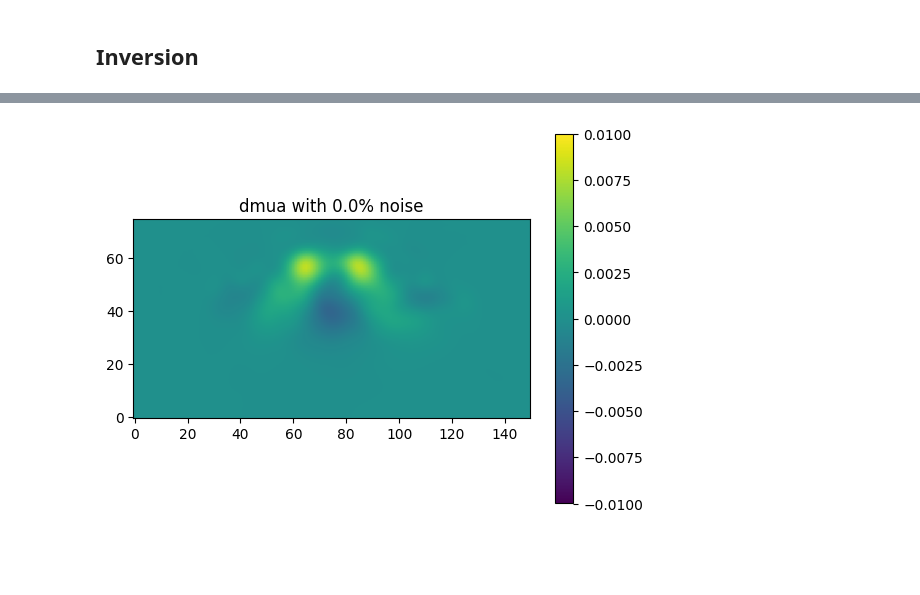
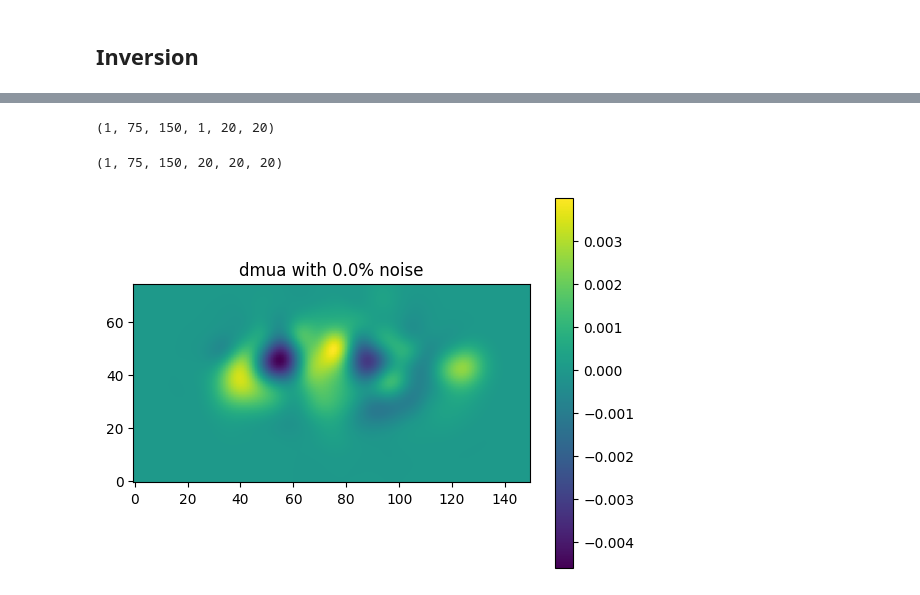
Before and after one commit to neural-imagery/tomography-experiments, a Jupyter notebook: 3d/main.ipynb, the cells around one changed output, grey strips where cells are left out. Cells and saved outputs as stored; diff of their text form; code cells hidden in the pictures; blank space fills up the shorter version.

```diff
--- a/3d/main.ipynb
+++ b/3d/main.ipynb
@@ -12,7 +12,7 @@ import matplotlib.pyplot as plt
 from problems.two_balls import two_balls_2d_sensors, two_balls_2d_medium
 
 medium_bg, medium_true = two_balls_2d_medium(
-    contrast=1.1, voxels_per_dim=150, r_ball_mm=5, depth_mm=20, ball_separation_mm=10
+    contrast=1.1, voxels_per_dim=150, r_ball_mm=2, depth_mm=20, ball_separation_mm=10
 )
 
 noptodes = 20
@@ -34 +40,4 @@ nt = solver.nt
+# %%
+# data_true[...,7].mean()
+start_idx = 7
 # %%
@@ -159,30 +159,42 @@ Condition number of J: 10154.801743880367
+# %%
+J.shape
+# %% [output]
+(1, 75, 150, 1, 20, 20)
+# %%
+J.shape
+# %% [output]
+(1, 75, 150, 20, 20, 20)
+# %%
+data_bg_cw = np.expand_dims(data_bg.sum(axis=0), axis=0)
+data_true_cw = np.expand_dims(data_true.sum(axis=0), axis=0)
+J_cw = np.expand_dims(J.sum(axis=3), axis=3)
 # %%
 # add noise
-noise_level = 0.00 # percent of mean for each channel
+noise_level = 0.0 # percent of mean for each channel
 noise = np.random.normal(0, noise_level * np.abs(data_true), data_true.shape)
-data_true_noisy = data_true #+ noise
+data_true_noisy = data_true + noise
 
 from solver import invert, compute_dphi
 
 # normalize true data
-dphi_fd = compute_dphi(data_bg, data_true_noisy)
+dphi_fd = compute_dphi(data_bg_cw, data_true_cw)
 
 mua_bg = medium_bg.get_mua()
-dmua = invert(dphi_fd, J)
+dmua = invert(dphi_fd, J_cw)
 
 mua_new = mua_bg + dmua
 # %%
 # blur the result
 from scipy.ndimage import gaussian_filter
-dmua2 = gaussian_filter(dmua, sigma=3)
+dmua2 = gaussian_filter(dmua, sigma=5)
 
 plt.imshow(dmua2[nz//2,...])
 plt.colorbar()
 # set the min/max in the colorbar to plus/minus 0.01
-plt.clim(-0.01, 0.01)
+# plt.clim(-0.01, 0.01)
 # flip y axis
 plt.gca().invert_yaxis()
 plt.title(f"dmua with {noise_level*100}% noise")
 plt.show()
 # %% [output]
-[figure, old version]
+[figure, new version]
```
Also changed, not shown: parts of 5 cells of this notebook.
